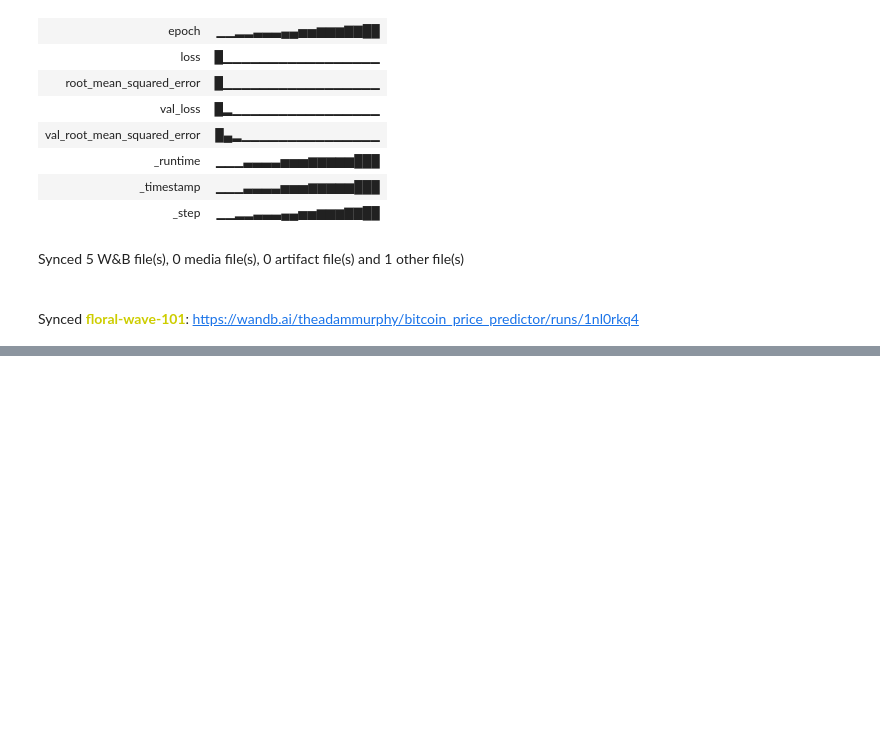
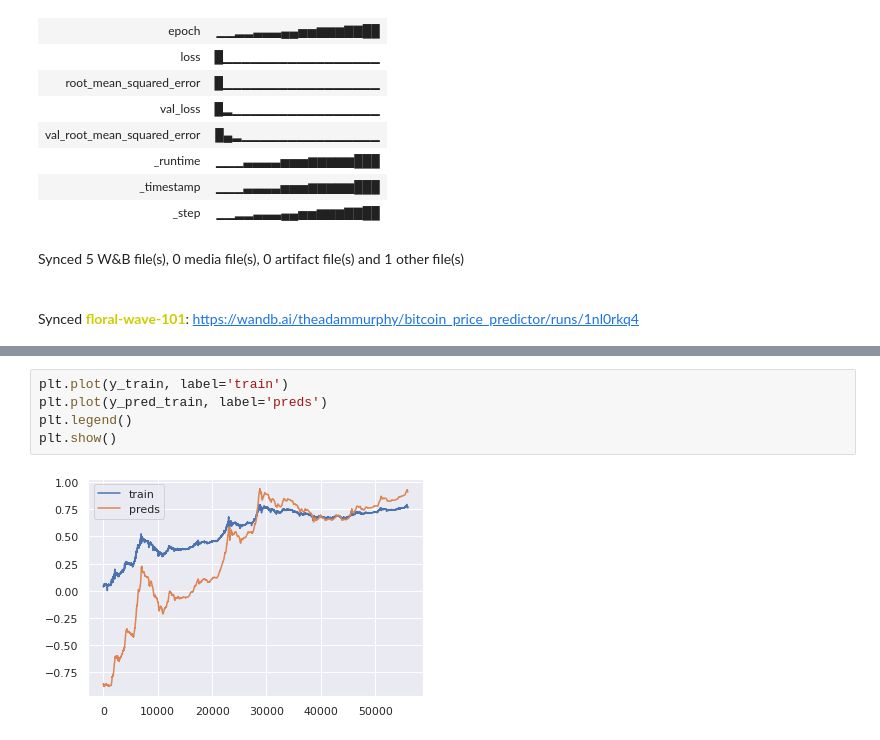
Before and after one commit to codeananda/bitcoin_price_predictor, a Jupyter notebook: price_predictor/keras_price_predictor.ipynb, the cells around one changed output, grey strips where cells are left out. Cells and saved outputs as stored; diff of their text form; blank space fills up the shorter version.

```diff
--- a/price_predictor/keras_price_predictor.ipynb
+++ b/price_predictor/keras_price_predictor.ipynb
@@ -1772,0 +1914,7 @@ Synced floral-wave-101: https://wandb.ai/theadammurphy/bitcoin_price_predictor/r
+# %%
+plt.plot(y_train, label='train')
+plt.plot(y_pred_train, label='preds')
+plt.legend()
+plt.show()
+# %% [output]
+[figure, added]
```
Also changed, not shown: parts of 14 cells of this notebook.
